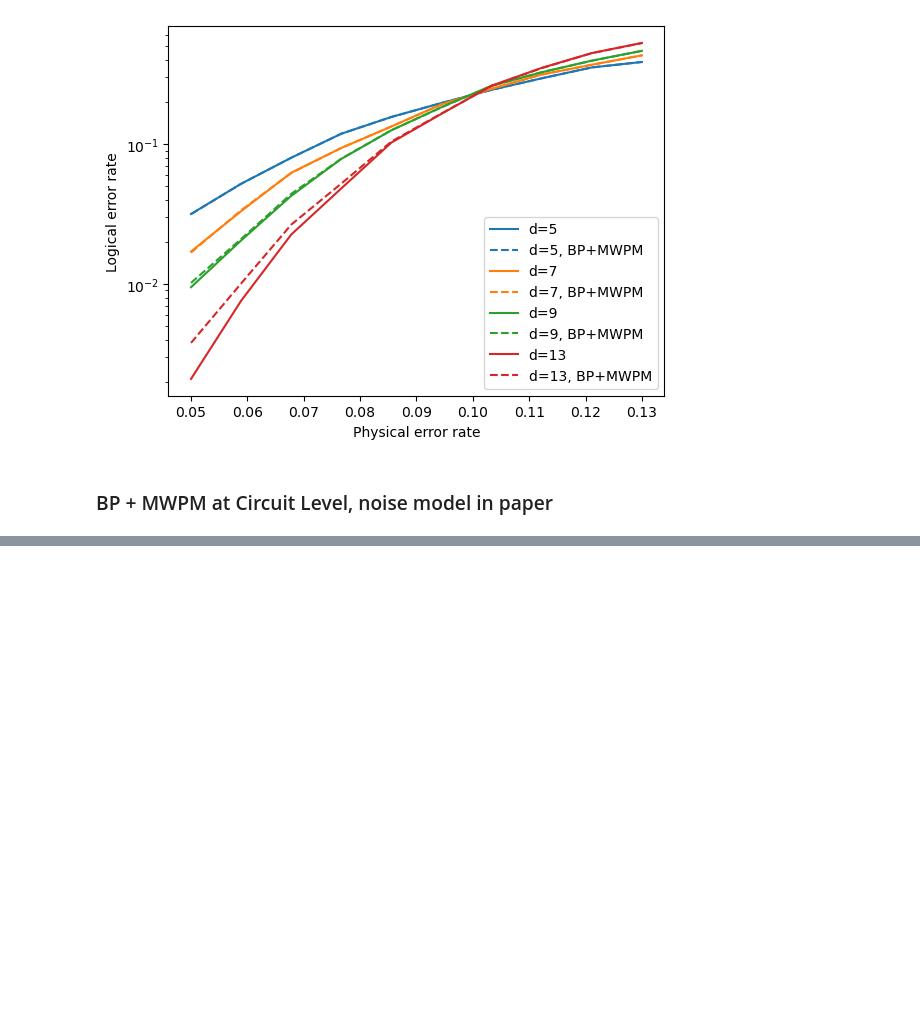
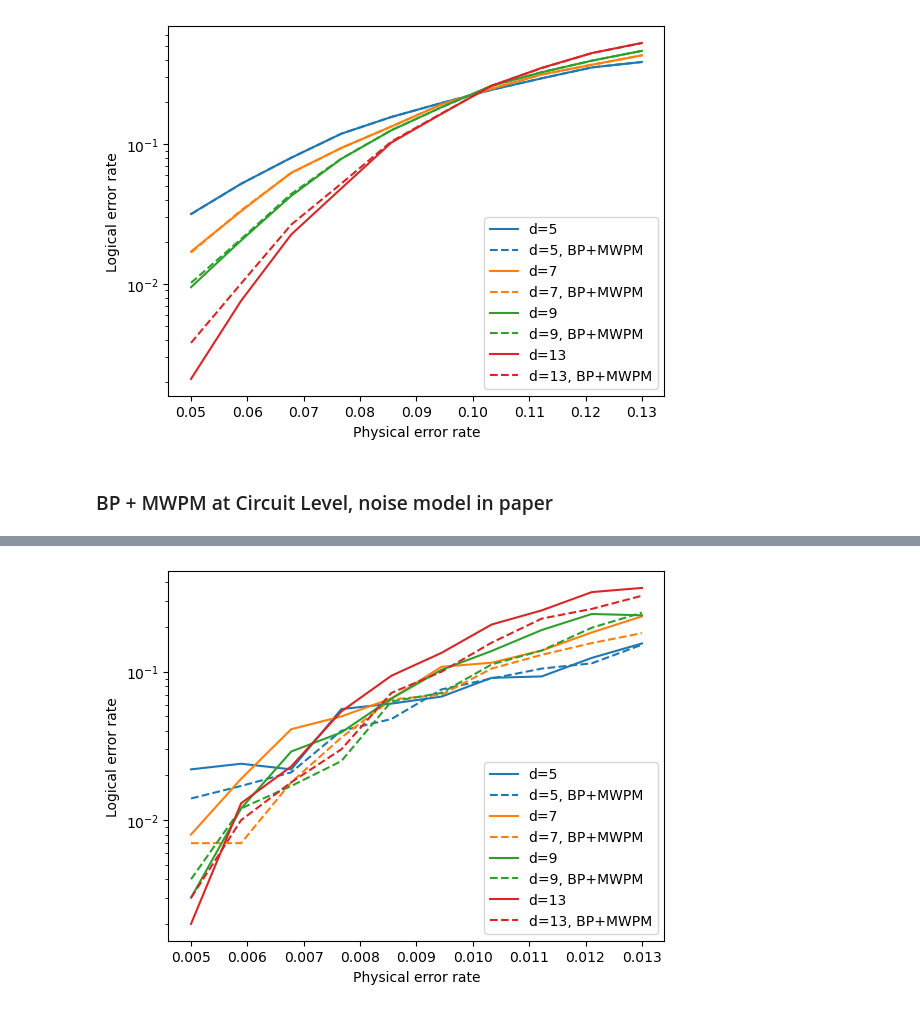
Before and after one commit to acatspirit/realtime_decoding_qldpc, a Jupyter notebook: notebooks/soft_info_decoders.ipynb, the cells around one changed output, grey strips where cells are left out. Drawn from its saved outputs; the diff is of its cells as text; code cells hidden in the pictures; blank space fills up the shorter version.

```diff
--- a/notebooks/soft_info_decoders.ipynb
+++ b/notebooks/soft_info_decoders.ipynb
@@ -440,0 +484,21 @@ circuit = stim.Circuit.generated("surface_code:rotated_memory_z",5,after_cliffor
+# %%
+num_shots = 1000
+max_iter = 30
+t = 0.9
+d_list = [5,7,9,13]
+p_list = np.linspace(0.005,0.013,10)
+
+LER_MWPM_arr = []
+LER_BP_MWPM_arr = []
+
+for d in d_list:
+    log_error_MWPM_p = []
+    log_error_BP_MWPM_p = []
+    for p in p_list:
+        log_error_BP_MWPM_p += [get_log_error_CL_BP_MWPM(p,d,t,max_iter, memory_type="z", shots=num_shots)]
+        log_error_MWPM_p += [get_log_error_CL_MWPM(p,d,memory_type="z", shots=num_shots)]
+    LER_MWPM_arr.append(log_error_MWPM_p)
+    LER_BP_MWPM_arr.append(log_error_BP_MWPM_p)
+
+print(f"Log errors for MWPM: {LER_MWPM_arr}")
+print(f"Log errors for belief MWPM: {LER_BP_MWPM_arr}")
@@ -440,0 +523,20 @@ circuit = stim.Circuit.generated("surface_code:rotated_memory_z",5,after_cliffor
+# %%
+import matplotlib.pyplot as plt
+%matplotlib inline
+
+plt.figure()
+
+for i in range(len(d_list)):
+    d = d_list[i]
+    lers = [x for x in LER_MWPM_arr[i]]
+    lers_bp_mwpm = [x for x in LER_BP_MWPM_arr[i]]
+    line, = plt.plot(p_list, lers, label=f"d={d}")
+    line_color = line.get_color()
+    plt.plot(p_list, lers_bp_mwpm, "--", label=f"d={d}, BP+MWPM", color=line_color)
+plt.yscale("log")
+plt.xlabel("Physical error rate")
+plt.ylabel("Logical error rate")
+plt.legend(loc=0);
+plt.show()
+# %% [output]
+[figure, added]
```
Also changed, not shown: parts of 3 cells of this notebook, 5 other files.
